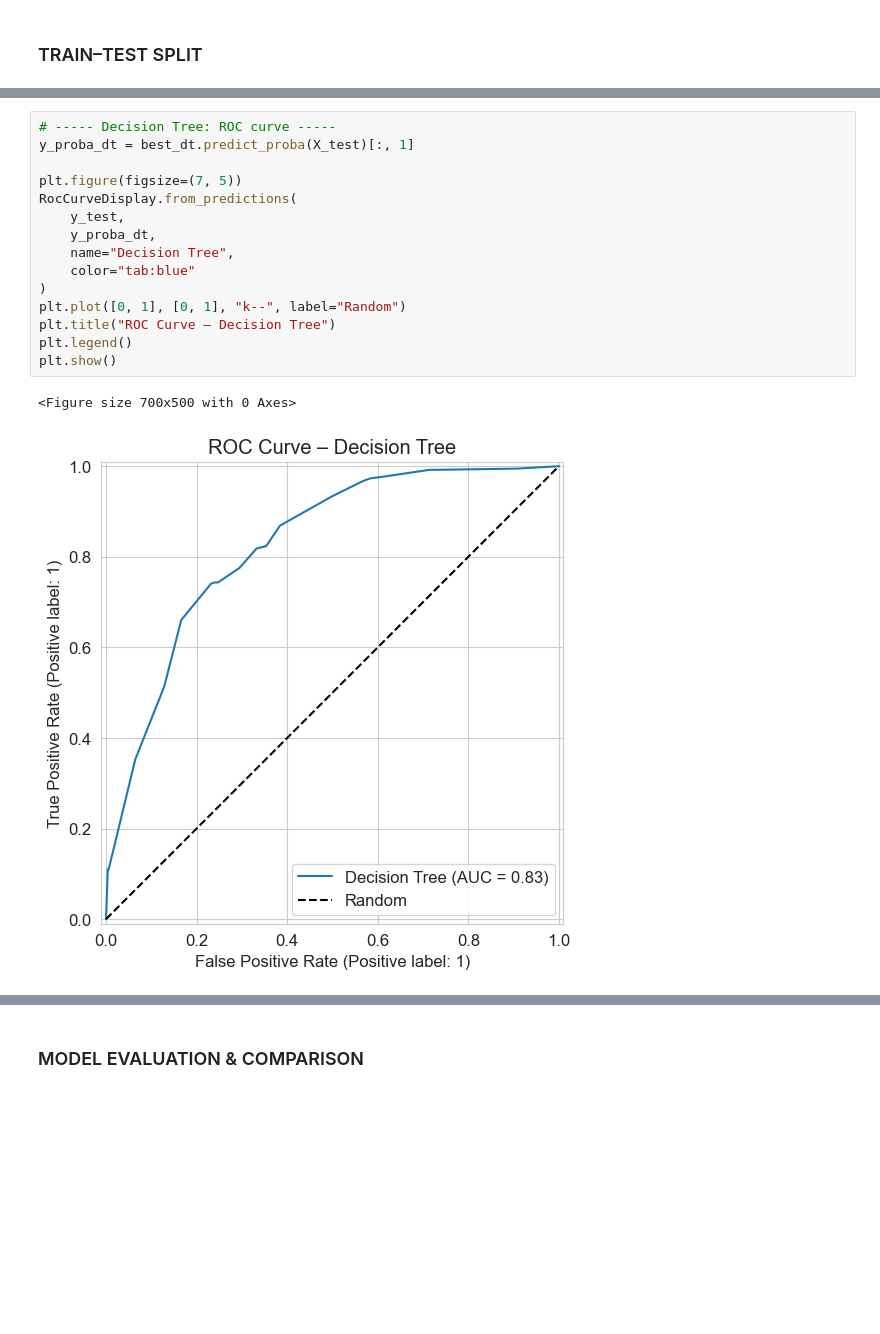
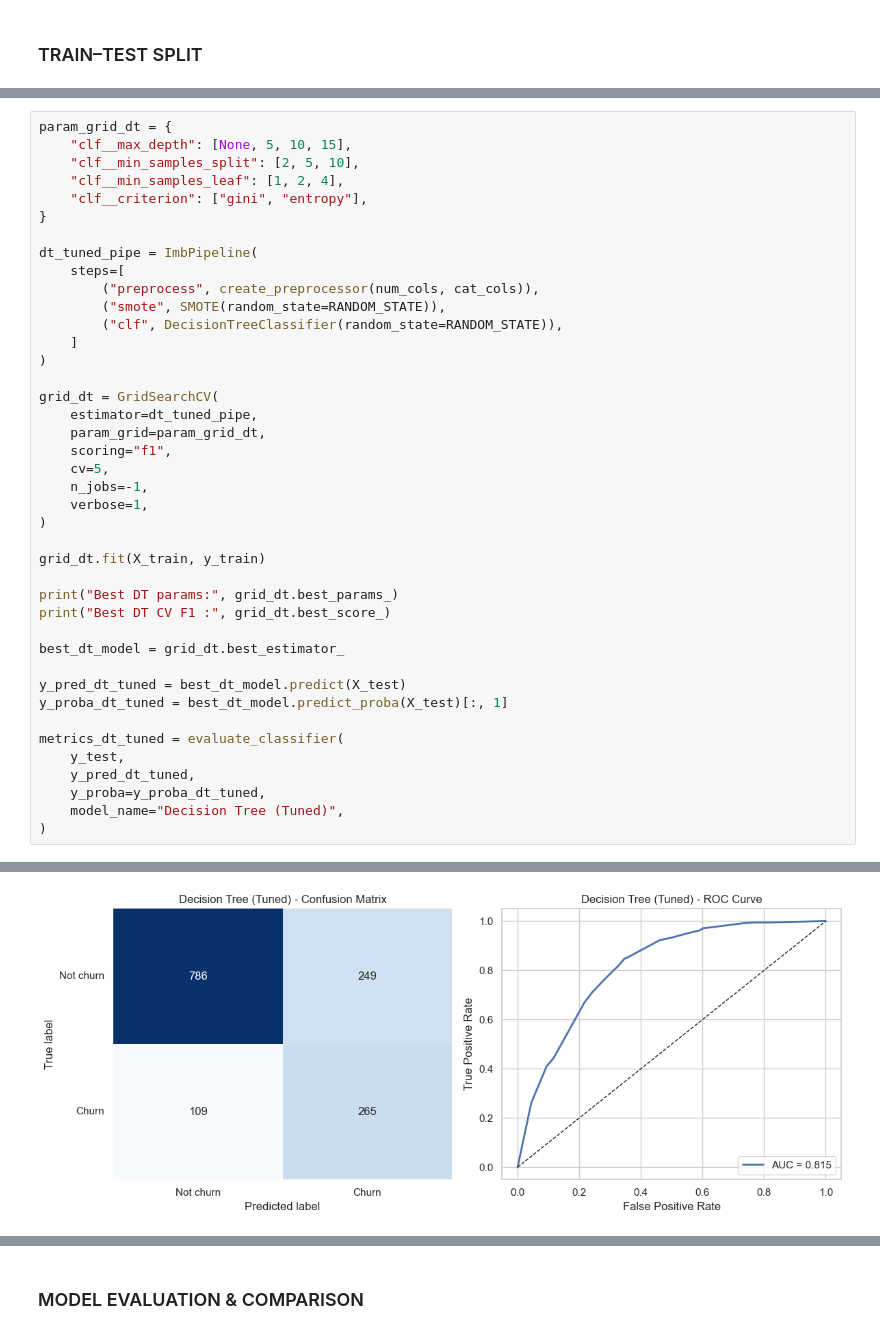
Before and after one commit to Pudamya/CM2604_ML_CW_2425595, a Jupyter notebook: Neural_Network_&_Decision_Tree.ipynb, the cells around one changed output, grey strips where cells are left out. Drawn from its saved outputs; the diff is of its cells as text; blank space fills up the shorter version.

```diff
--- a/Neural_Network_&_Decision_Tree.ipynb
+++ b/Neural_Network_&_Decision_Tree.ipynb
@@ -233,18 +275,42 @@ weighted avg     0.7881    0.7239    0.7389      1409
-# %%
-# ----- Decision Tree: ROC curve -----
-y_proba_dt = best_dt.predict_proba(X_test)[:, 1]
-
-plt.figure(figsize=(7, 5))
-RocCurveDisplay.from_predictions(
-    y_test,
-    y_proba_dt,
-    name="Decision Tree",
-    color="tab:blue"
-)
-plt.plot([0, 1], [0, 1], "k--", label="Random")
-plt.title("ROC Curve – Decision Tree")
-plt.legend()
-plt.show()
-# %% [output]
-<Figure size 700x500 with 0 Axes>
-[figure, removed]
+# %%
+param_grid_dt = {
+    "clf__max_depth": [None, 5, 10, 15],
+    "clf__min_samples_split": [2, 5, 10],
+    "clf__min_samples_leaf": [1, 2, 4],
+    "clf__criterion": ["gini", "entropy"],
+}
+
+dt_tuned_pipe = ImbPipeline(
+    steps=[
+        ("preprocess", create_preprocessor(num_cols, cat_cols)),
+        ("smote", SMOTE(random_state=RANDOM_STATE)),
+        ("clf", DecisionTreeClassifier(random_state=RANDOM_STATE)),
+    ]
+)
+
+grid_dt = GridSearchCV(
+    estimator=dt_tuned_pipe,
+    param_grid=param_grid_dt,
+    scoring="f1",
+    cv=5,
+    n_jobs=-1,
+    verbose=1,
+)
+
+grid_dt.fit(X_train, y_train)
+
+print("Best DT params:", grid_dt.best_params_)
+print("Best DT CV F1 :", grid_dt.best_score_)
+
+best_dt_model = grid_dt.best_estimator_
+
+y_pred_dt_tuned = best_dt_model.predict(X_test)
+y_proba_dt_tuned = best_dt_model.predict_proba(X_test)[:, 1]
+
+metrics_dt_tuned = evaluate_classifier(
+    y_test,
+    y_pred_dt_tuned,
+    y_proba=y_proba_dt_tuned,
+    model_name="Decision Tree (Tuned)",
+)
+# %% [output]
@@ -251 +337,2 @@ plt.show()
+[figure, added]
 # %% [markdown]
```
Also changed, not shown: parts of 37 cells of this notebook.
